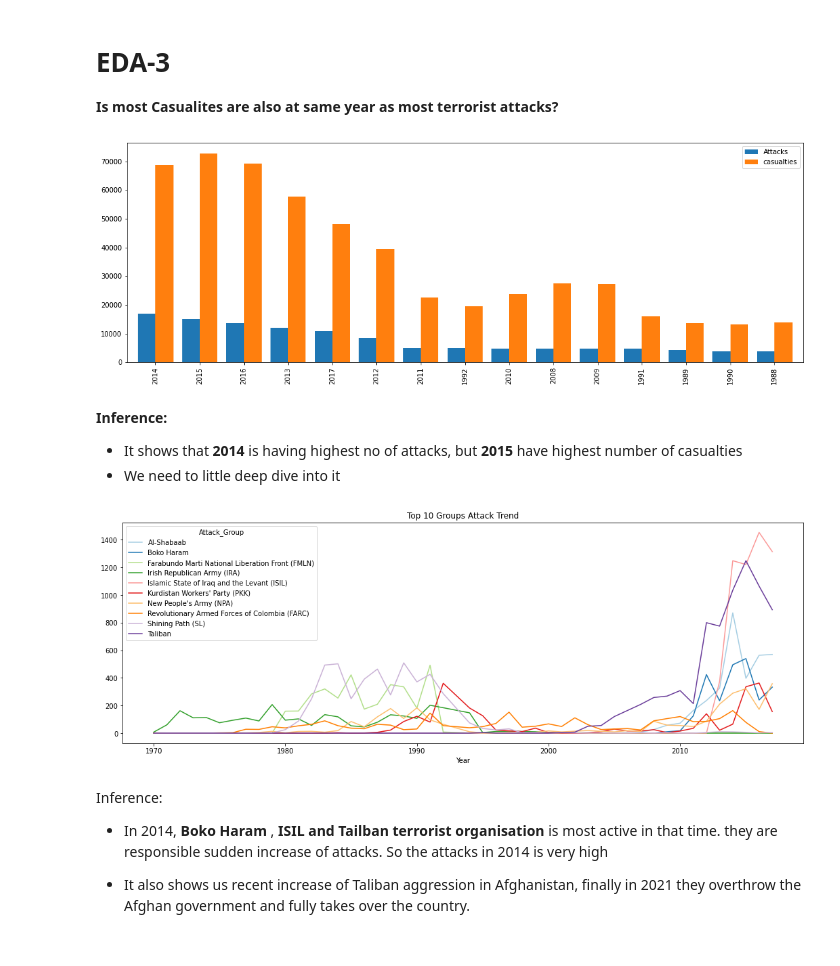
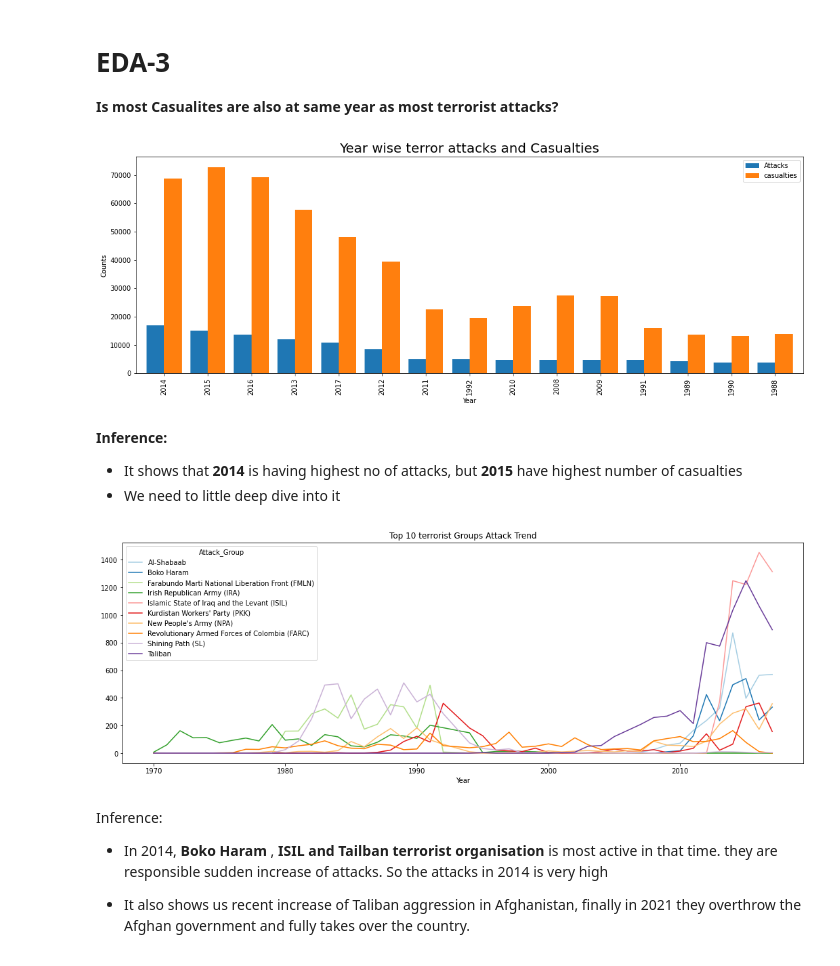
Before and after one commit to vak1997/Global-Terrorism, a Jupyter notebook: Global_Terrorism_EDA_Analysis_Capstone_Project_1.ipynb, the cells around one changed output. Saved outputs shown, nothing was run; the diff lists cells and outputs as text; code cells hidden in the pictures.

```diff
--- a/Global_Terrorism_EDA_Analysis_Capstone_Project_1.ipynb
+++ b/Global_Terrorism_EDA_Analysis_Capstone_Project_1.ipynb
@@ -339,18 +339,21 @@ plt.show()
 # %%
 # COunting the year wise no of attacks
 count=terrorism_df['Year'].value_counts()[:15].to_frame()
 count.columns=['Attacks']
 
 # COunting the year wise no of casualitites
 data=terrorism_df.groupby('Year')['casualties'].sum().to_frame()
 
 #merging both to get single data frame
 count.merge(data,left_index=True,right_index=True,how='left').plot.bar(width=0.8)
 fig=plt.gcf()
 fig.set_size_inches(18,6)
+plt.xlabel("Year")
+plt.ylabel("Counts")
+plt.title('Year wise terror attacks and Casualties',size = 20)
 plt.show()
 # %% [output]
-[figure, old version]
+[figure, new version]
 # %% [markdown]
 **Inference:**
 
@@ -364,10 +367,10 @@ top_groups10=terrorism_df[terrorism_df['Attack_Group'].isin(terrorism_df['Attack
 pd.crosstab(top_groups10.Year,top_groups10.Attack_Group).plot(color=sns.color_palette('Paired',15))
 fig=plt.gcf()
 fig.set_size_inches(18,6)
-plt.title("Top 10 Groups Attack Trend")
+plt.title("Top 10 terrorist Groups Attack Trend")
 plt.show()
 # %% [output]
-[figure, old version]
+[figure, new version]
 # %% [markdown]
 Inference:
 
```
Also changed, not shown: parts of 7 cells of this notebook.
